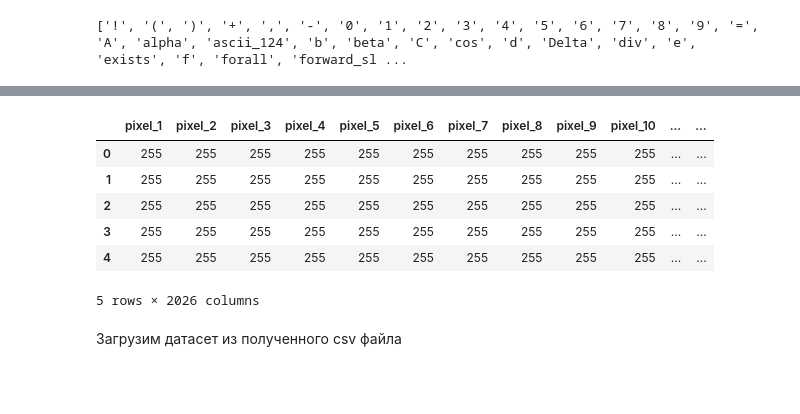
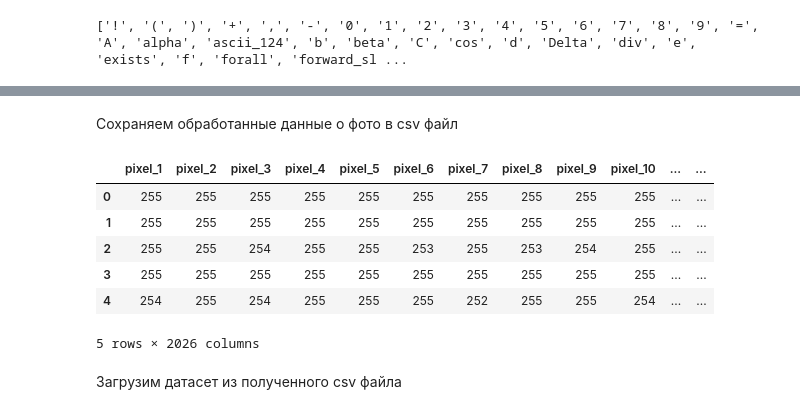
Before and after one commit to geizerde/SnapMath, a Jupyter notebook: smnb.ipynb, the cells around one changed output, grey strips where cells are left out. Saved outputs shown, nothing was run; the diff lists cells and outputs as text; code cells hidden in the pictures; blank space fills up the shorter version.

```diff
--- a/smnb.ipynb
+++ b/smnb.ipynb
@@ -52,0 +83,13 @@ def get_dataset():
+# %%
+def save_images_dataset_to_csv_file(X, y, filename = 'dataset'):
+    pixel_columns = [f"pixel_{i+1}" for i in range(len(X[0]))]
+    df_pixels = pd.DataFrame(X, columns=pixel_columns)
+
+    df_pixels['label'] = y
+
+    df_pixels.to_csv(
+        f"{filename}.csv",
+        index=False
+    )
+
+    return df_pixels
@@ -53,21 +163,16 @@ def get_dataset():
+# %% [markdown]
+Сохраняем обработанные данные о фото в csv файл
 # %%
 X, y = get_dataset()
 
-pixel_columns = [f"pixel_{i+1}" for i in range(len(X[0]))]
-df_pixels = pd.DataFrame(X, columns=pixel_columns)
-
-df_pixels['label'] = y
-
-df_pixels.to_csv('dataset.csv', index=False)
-
-df_pixels.head()
+save_images_dataset_to_csv_file(X, y, 'dataset_very_small_min_max_scaller.csv').head()
 # %% [output]
 |  | pixel_1 | pixel_2 | pixel_3 | pixel_4 | pixel_5 | pixel_6 | pixel_7 | pixel_8 | pixel_9 | pixel_10 | ... | ... |
 | 0 | 255 | 255 | 255 | 255 | 255 | 255 | 255 | 255 | 255 | 255 | ... | ... |
 | 1 | 255 | 255 | 255 | 255 | 255 | 255 | 255 | 255 | 255 | 255 | ... | ... |
-| 2 | 255 | 255 | 255 | 255 | 255 | 255 | 255 | 255 | 255 | 255 | ... | ... |
+| 2 | 255 | 255 | 254 | 255 | 255 | 253 | 255 | 253 | 254 | 255 | ... | ... |
 | 3 | 255 | 255 | 255 | 255 | 255 | 255 | 255 | 255 | 255 | 255 | ... | ... |
-| 4 | 255 | 255 | 255 | 255 | 255 | 255 | 255 | 255 | 255 | 255 | ... | ... |
+| 4 | 254 | 255 | 254 | 255 | 255 | 255 | 252 | 255 | 255 | 254 | ... | ... |
 5 rows × 2026 columns
 # %% [markdown]
 Загрузим датасет из полученного csv файла
```
Also changed, not shown: parts of 71 cells of this notebook, 1 other file.
